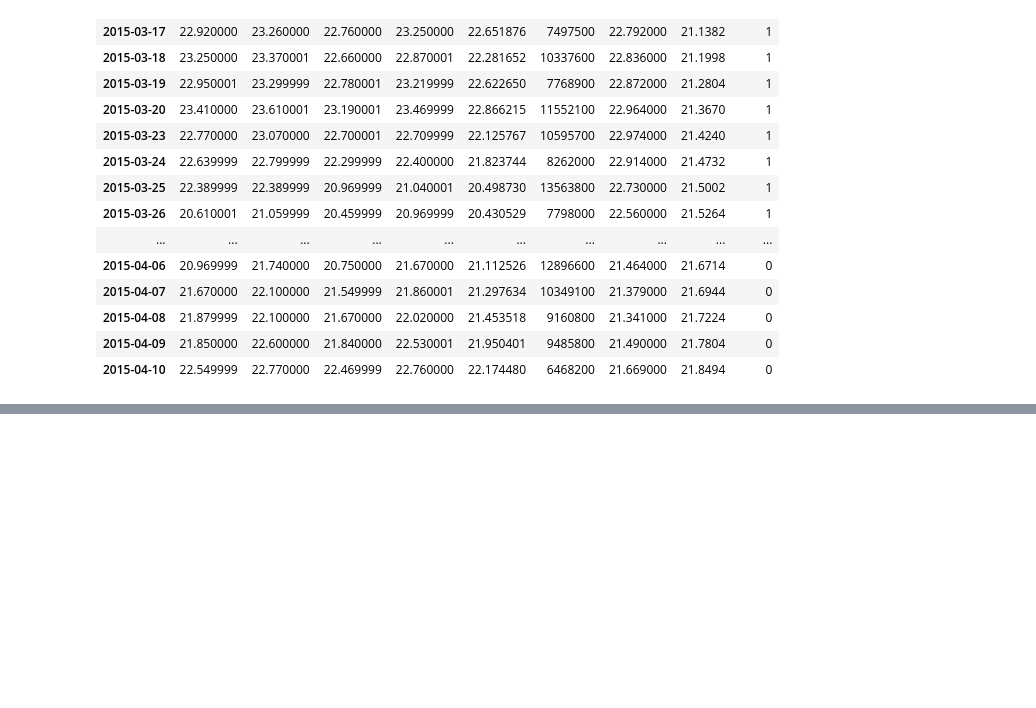
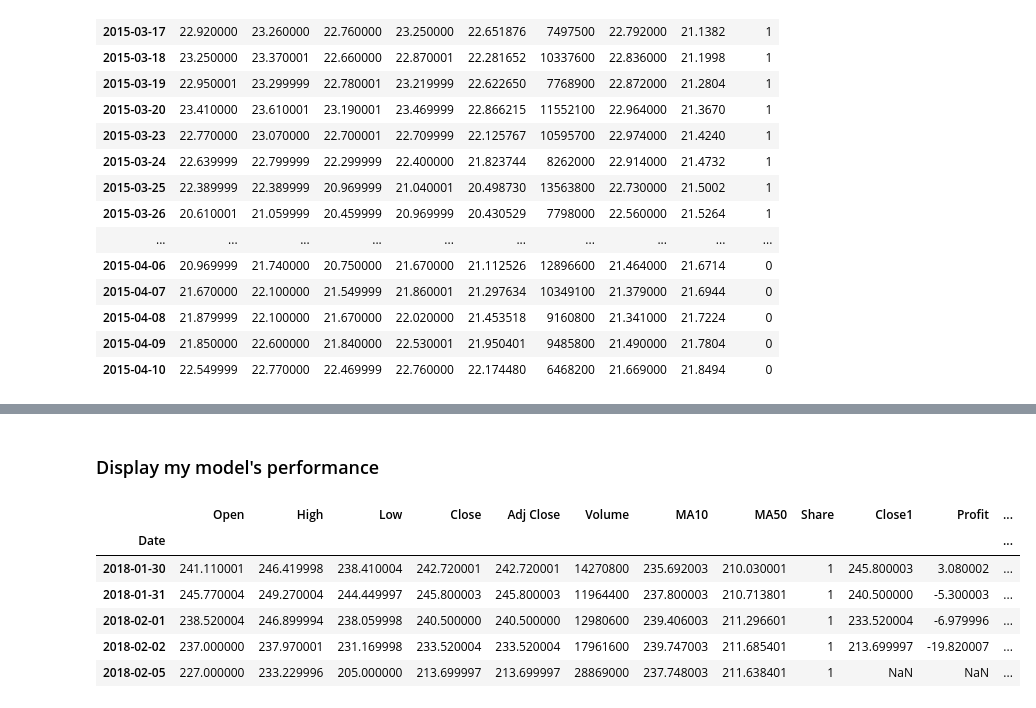
Before and after one commit to R-Kogure/Financial-Analysis, a Jupyter notebook: SimpleStrategy/simplestrategy.ipynb, the cells around one changed output, grey strips where cells are left out. Cells and saved outputs as stored; diff of their text form; code cells hidden in the pictures; blank space fills up the shorter version.

```diff
--- a/SimpleStrategy/simplestrategy.ipynb
+++ b/SimpleStrategy/simplestrategy.ipynb
@@ -61,0 +94,13 @@ fb.head(20)
+# %% [markdown]
+### Display my model's performance
+# %%
+fb['wealth'] = fb['Profit'].cumsum()
+fb.tail()
+# %% [output]
+|  | Open | High | Low | Close | Adj Close | Volume | MA10 | MA50 | Share | Close1 | Profit | ... |
+| Date |  |  |  |  |  |  |  |  |  |  |  | ... |
+| 2018-01-30 | 241.110001 | 246.419998 | 238.410004 | 242.720001 | 242.720001 | 14270800 | 235.692003 | 210.030001 | 1 | 245.800003 | 3.080002 | ... |
+| 2018-01-31 | 245.770004 | 249.270004 | 244.449997 | 245.800003 | 245.800003 | 11964400 | 237.800003 | 210.713801 | 1 | 240.500000 | -5.300003 | ... |
+| 2018-02-01 | 238.520004 | 246.899994 | 238.059998 | 240.500000 | 240.500000 | 12980600 | 239.406003 | 211.296601 | 1 | 233.520004 | -6.979996 | ... |
+| 2018-02-02 | 237.000000 | 237.970001 | 231.169998 | 233.520004 | 233.520004 | 17961600 | 239.747003 | 211.685401 | 1 | 213.699997 | -19.820007 | ... |
+| 2018-02-05 | 227.000000 | 233.229996 | 205.000000 | 213.699997 | 213.699997 | 28869000 | 237.748003 | 211.638401 | 1 | NaN | NaN | ... |
```
Also changed, not shown: parts of 6 cells of this notebook.
